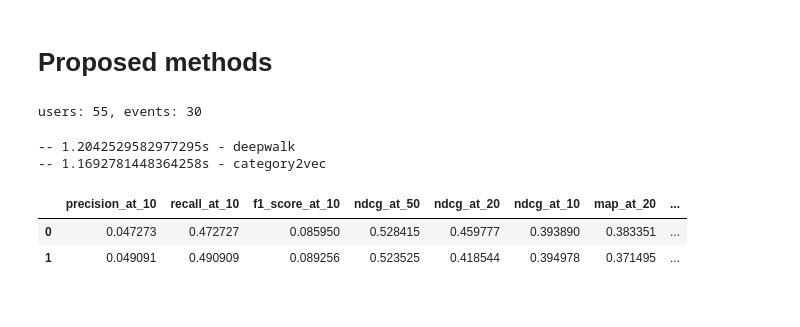
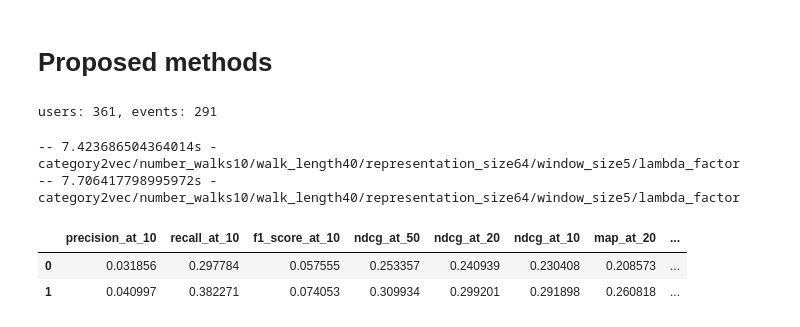
Before and after one commit to yycg/recommender-experiments, a Jupyter notebook: experiment1/notebook/douban_evaluation.ipynb, the cells around one changed output. Saved outputs shown, nothing was run; the diff lists cells and outputs as text; code cells hidden in the pictures.

Commit message:
evaluate

```diff
--- a/experiment1/notebook/douban_evaluation.ipynb
+++ b/experiment1/notebook/douban_evaluation.ipynb
@@ -396,6 +442,6 @@ def douban_file(*args):
 # %% [markdown]
 # Proposed methods
 # %%
-douban = EvaluatePartition("../data/douban")
+douban_proposed = EvaluatePartition("../data/douban/baseline")
 # %% [output]
-users: 55, events: 30
+users: 361, events: 291
@@ -402,15 +460,15 @@ users: 55, events: 30
 # %%
-# with elapsed_timer("{0}s - %s" % (result_dir,)):
-with elapsed_timer("-- {0}s - %s" % ("deepwalk",)):
-    douban.add_evaluation(douban_file("deepwalk.tsv"), "partition", partition=1, algorithm="deepwalk", model_params="deepwalk")
-with elapsed_timer("-- {0}s - %s" % ("category2vec",)):
-    douban.add_evaluation(douban_file("category2vec.tsv"), "partition", partition=1, algorithm="category2vec", model_params="category2vec")
+result_dir = "category2vec/number_walks10/walk_length40/representation_size64/window_size5/lambda_factor"
+with elapsed_timer("-- {0}s - %s" % (result_dir,)):
+    douban_proposed.add_evaluation(douban_file(result_dir, "deepwalk.tsv"), "partition", partition=1, algorithm="deepwalk", model_params="deepwalk")
+with elapsed_timer("-- {0}s - %s" % (result_dir,)):
+    douban_proposed.add_evaluation(douban_file(result_dir, "category2vec.tsv"), "partition", partition=1, algorithm="category2vec", model_params="category2vec")
 # %% [output]
--- 1.2042529582977295s - deepwalk
--- 1.1692781448364258s - category2vec
+-- 7.423686504364014s - category2vec/number_walks10/walk_length40/representation_size64/window_size5/lambda_factor
+-- 7.706417798995972s - category2vec/number_walks10/walk_length40/representation_size64/window_size5/lambda_factor
 # %%
-douban.group_evaluations["partition"]
+douban_proposed.group_evaluations["partition"]
 # %% [output]
 |  | precision_at_10 | recall_at_10 | f1_score_at_10 | ndcg_at_50 | ndcg_at_20 | ndcg_at_10 | map_at_20 | ... |
-| 0 | 0.047273 | 0.472727 | 0.085950 | 0.528415 | 0.459777 | 0.393890 | 0.383351 | ... |
-| 1 | 0.049091 | 0.490909 | 0.089256 | 0.523525 | 0.418544 | 0.394978 | 0.371495 | ... |
+| 0 | 0.031856 | 0.297784 | 0.057555 | 0.253357 | 0.240939 | 0.230408 | 0.208573 | ... |
+| 1 | 0.040997 | 0.382271 | 0.074053 | 0.309934 | 0.299201 | 0.291898 | 0.260818 | ... |
```
Also changed, not shown: parts of 4 cells of this notebook, 1 other file.
